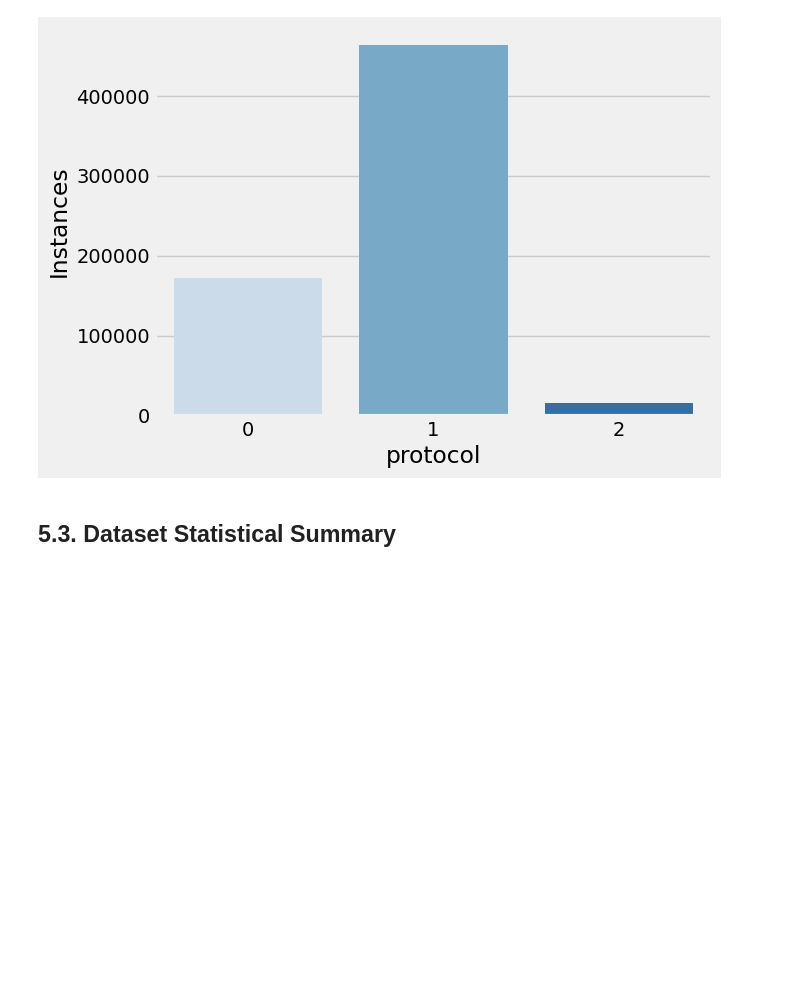
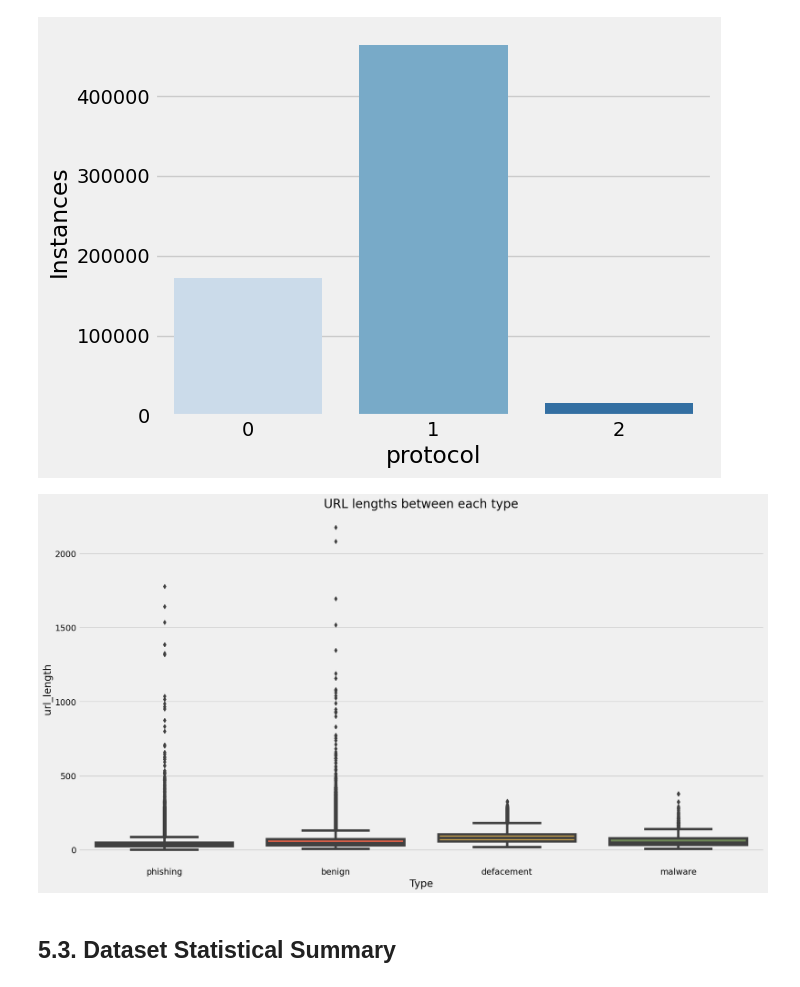
Before and after one commit to juliorodrigues07/url_detection, a Jupyter notebook: notebook/url_detection.ipynb, the cells around one changed output. Drawn from its saved outputs; the diff is of its cells as text; code cells hidden in the pictures; blank space fills up the shorter version.

```diff
--- a/notebook/url_detection.ipynb
+++ b/notebook/url_detection.ipynb
@@ -161,6 +169,15 @@ def count_dirs(url):
     return url_path.count('/')
 
 
+def count_punctuation(dataset):
+
+    aux = dataset.copy()
+    aux['url_alphas'] = aux['url'].apply(lambda i: count_alpha(i))
+
+    dataset['url_punc'] = dataset['url_length'] - dataset['digits_qtd'] - aux['url_alphas']
+    return dataset
+
+
 def first_directory(url):
 
     url_path = urlparse(url).path
@@ -183,6 +200,17 @@ def odd_words(url):
         return 1
     else:
         return 0
+
+
+def count_alpha(url):
+
+    alpha_numerics = 0
+
+    for c in url:
+        if c.isalpha():
+            alpha_numerics += 1
+
+    return alpha_numerics
 # %% [markdown]
 # 4.   **Machine Learning Models**
 # %%
@@ -317,6 +352,10 @@ polished_dataset = grind_dataset(url_dataset)
 feature_dist(polished_dataset, 'protocol')
 # %% [output]
 [figure]
+# %%
+url_len_boxplot(polished_dataset)
+# %% [output]
+[figure, added]
 # %% [markdown]
 ## **5.3.   Dataset Statistical Summary**
 # %%
```
Also changed, not shown: parts of 16 cells of this notebook.
